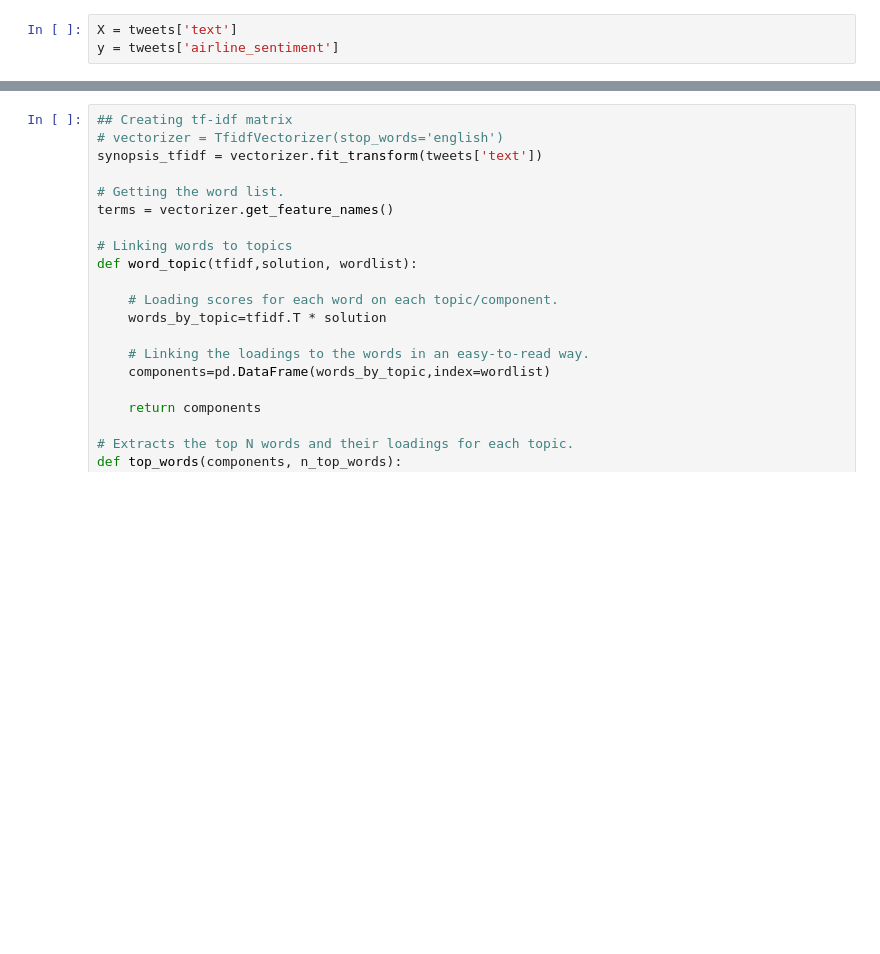
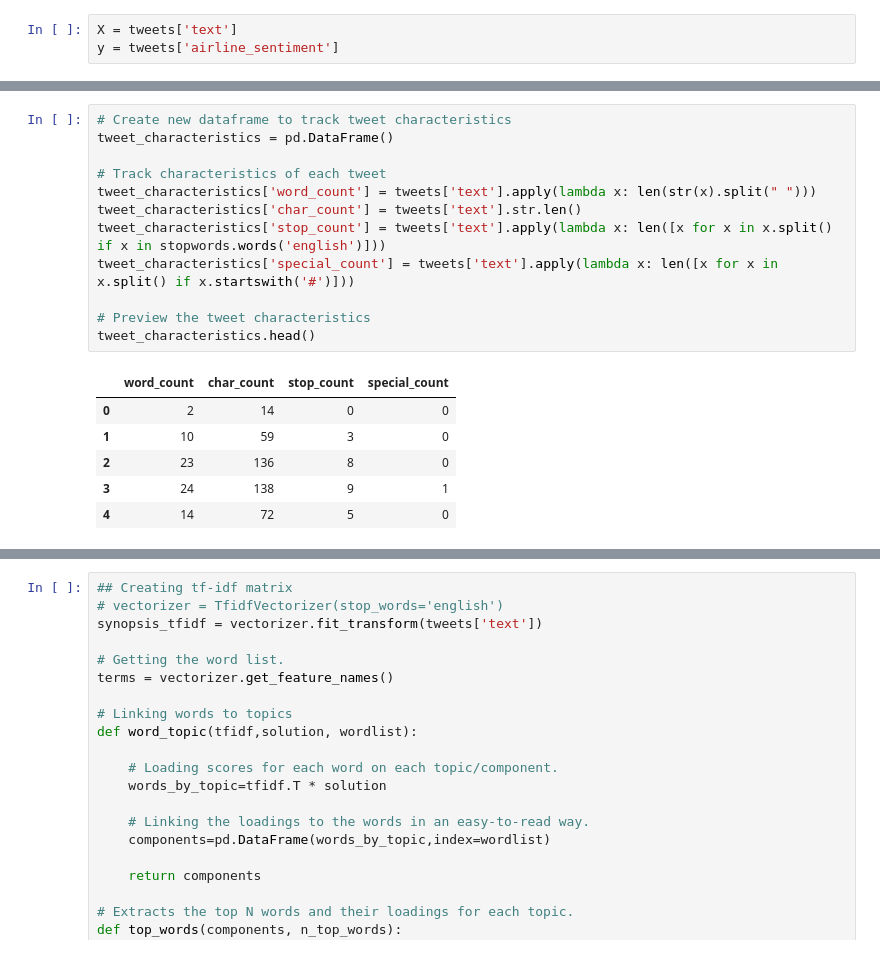
Before and after one commit to mhuh22/Thinkful, a Jupyter notebook: Bootcamp/Unit 7/Airline Sentiment Analysis using Twitter Data.ipynb, the cells around one changed output, grey strips where cells are left out. Drawn from its saved outputs; the diff is of its cells as text; blank space fills up the shorter version.

```diff
--- a/Bootcamp/Unit 7/Airline Sentiment Analysis using Twitter Data.ipynb
+++ b/Bootcamp/Unit 7/Airline Sentiment Analysis using Twitter Data.ipynb
@@ -422,3 +457,22 @@ y = tweets['airline_sentiment']
+# %%
+# Create new dataframe to track tweet characteristics
+tweet_characteristics = pd.DataFrame()
+
+# Track characteristics of each tweet
+tweet_characteristics['word_count'] = tweets['text'].apply(lambda x: len(str(x).split(" ")))
+tweet_characteristics['char_count'] = tweets['text'].str.len()
+tweet_characteristics['stop_count'] = tweets['text'].apply(lambda x: len([x for x in x.split() if x in stopwords.words('english')]))
+tweet_characteristics['special_count'] = tweets['text'].apply(lambda x: len([x for x in x.split() if x.startswith('#')]))
+
+# Preview the tweet characteristics
+tweet_characteristics.head()
+# %% [output]
+|  | word_count | char_count | stop_count | special_count |
+| 0 | 2 | 14 | 0 | 0 |
+| 1 | 10 | 59 | 3 | 0 |
+| 2 | 23 | 136 | 8 | 0 |
+| 3 | 24 | 138 | 9 | 1 |
+| 4 | 14 | 72 | 5 | 0 |
 # %%
 # Parameters for TF-idf vectorizer
 vectorizer = TfidfVectorizer(max_df=0.5,
```
Also changed, not shown: parts of 30 cells of this notebook.
